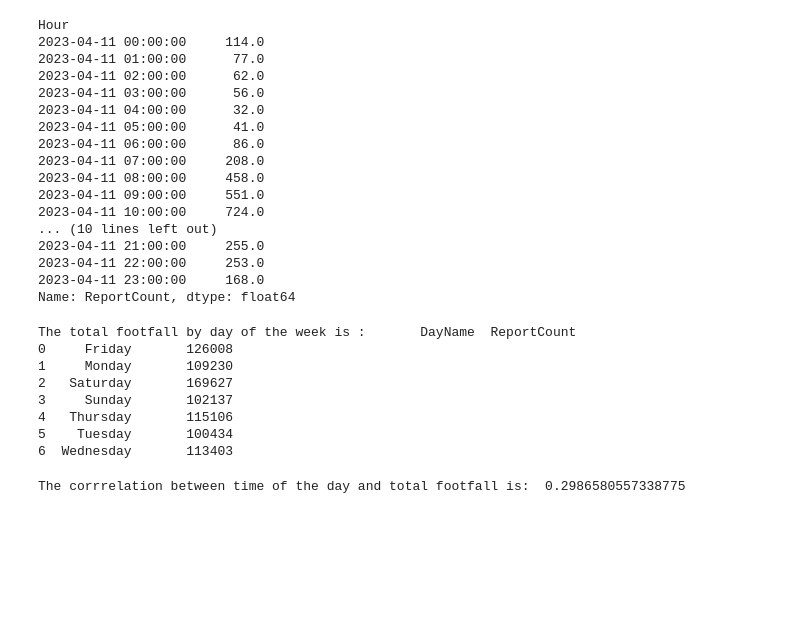
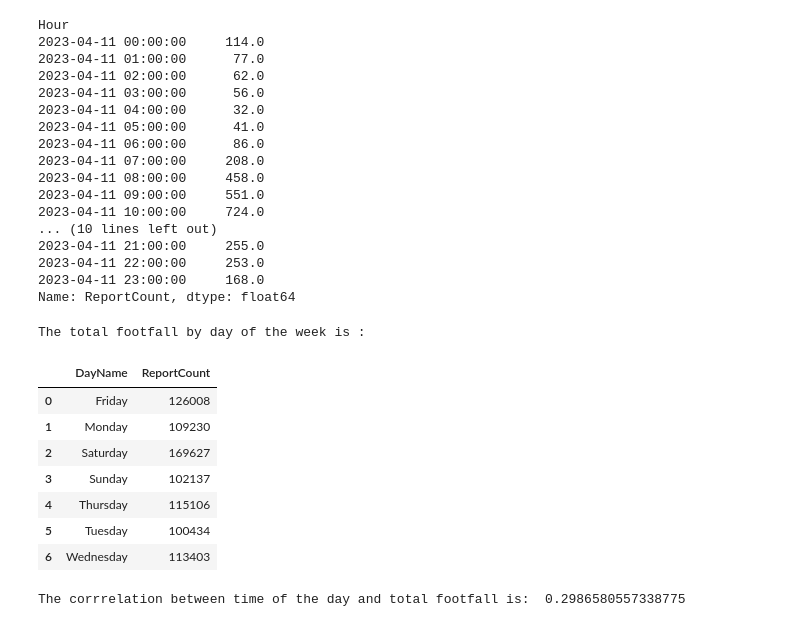
Before and after one commit to ThisisBankole/Leeds-City-Centre-Footfall-Analysis, a Jupyter notebook: leeds-footfall/leeds-footfall.ipynb, the cells around one changed output. Drawn from its saved outputs; the diff is of its cells as text; code cells hidden in the pictures; blank space fills up the shorter version.

Commit message:
update to df table view

```diff
--- a/leeds-footfall/leeds-footfall.ipynb
+++ b/leeds-footfall/leeds-footfall.ipynb
@@ -110,16 +110,18 @@ Name: ReportCount, dtype: float64
 # %%
 # Insight 4. Sum of total footbal grouped by day of the week
 footfall_day = footfall.groupby('DayName')['ReportCount'].sum().reset_index()
-print('The total footfall by day of the week is : ', footfall_day)
+print('The total footfall by day of the week is : ')
+footfall_day
 # %% [output]
-The total footfall by day of the week is :       DayName  ReportCount
-0     Friday       126008
-1     Monday       109230
-2   Saturday       169627
-3     Sunday       102137
-4   Thursday       115106
-5    Tuesday       100434
-6  Wednesday       113403
+The total footfall by day of the week is :
+|  | DayName | ReportCount |
+| 0 | Friday | 126008 |
+| 1 | Monday | 109230 |
+| 2 | Saturday | 169627 |
+| 3 | Sunday | 102137 |
+| 4 | Thursday | 115106 |
+| 5 | Tuesday | 100434 |
+| 6 | Wednesday | 113403 |
 # %%
 # Insight 5a. What is the correlation between hours and total footfall?
 
```
